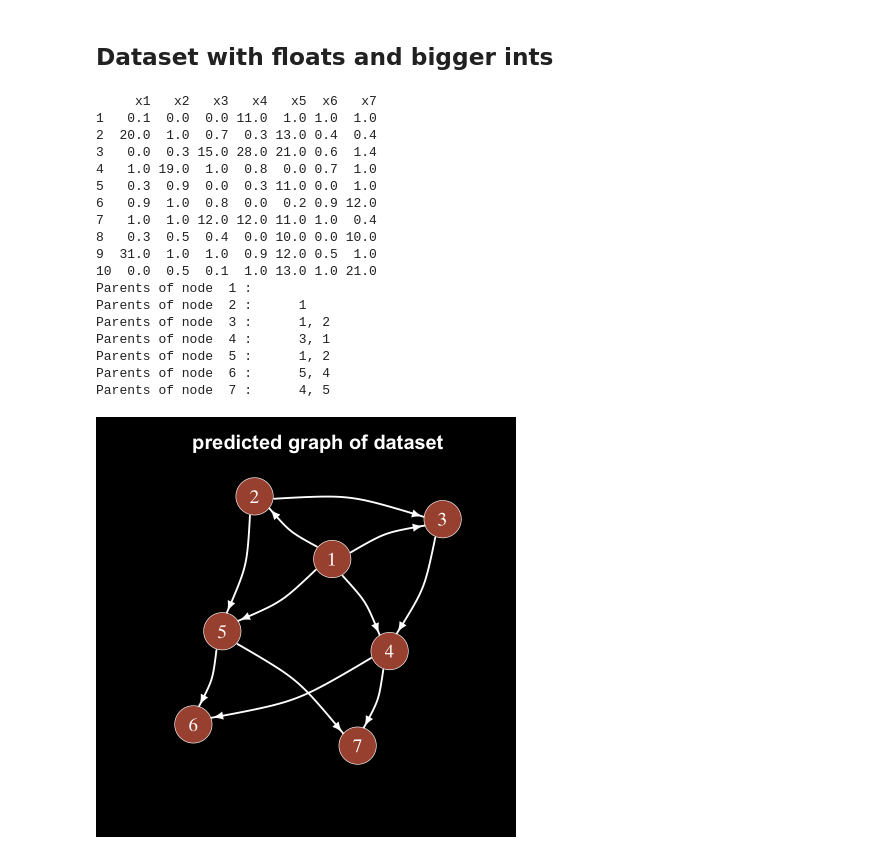
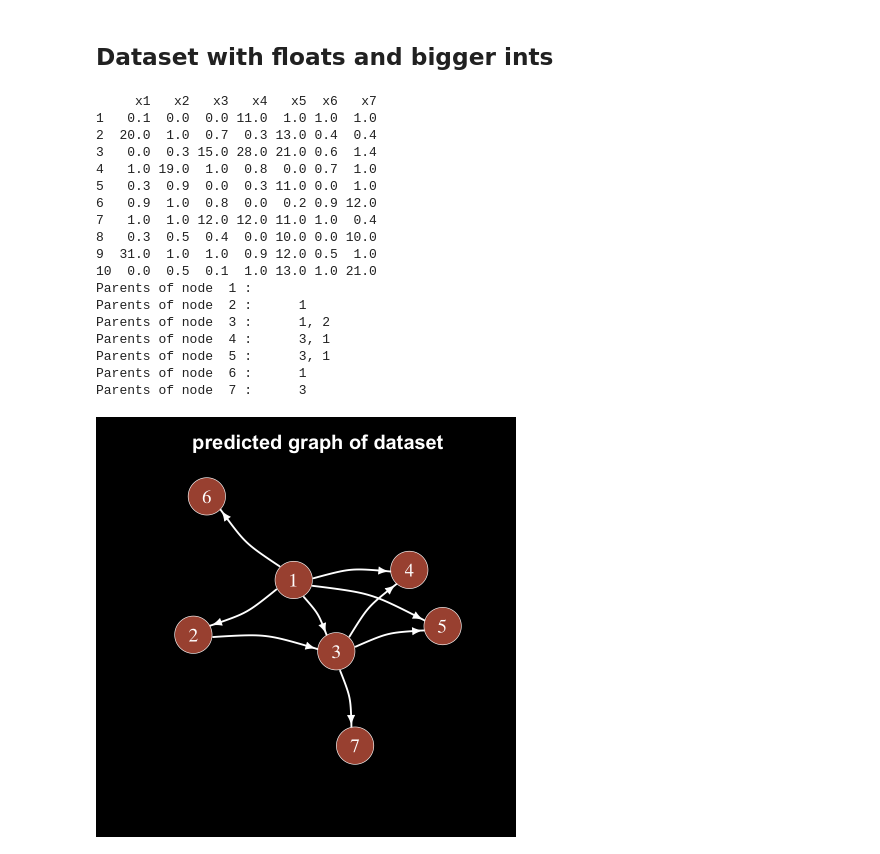
Before and after one commit to ElHuaco/Bayesian-topology, a Jupyter notebook: src/k2.ipynb, the cells around one changed output. Saved outputs shown, nothing was run; the diff lists cells and outputs as text; code cells hidden in the pictures.

```diff
--- a/src/k2.ipynb
+++ b/src/k2.ipynb
@@ -87,34 +84,34 @@ Parents of node  10 :     4, 8
 # %%
 x1 <- c(0.1,20,0,1,0.3,0.9,1,0.3,31,0)
 x2 <- c(0,1,0.3,19,0.9,1,1,0.5,1,0.5)
 x3<- c(0,0.7,15,1,0,0.8,12,0.4,1,0.1)
 x4<- c(11,0.3,28,0.8,0.3,0,12,0,0.9,1)
 x5<- c(1,13,21,0,11,0.2,11,10,12,13)
 x6<- c(1,0.4,0.6,0.7,0,0.9,1,0,0.5,1)
 x7<- c(1,0.4,1.4,1,1,12,0.4,10,1,21)
 D <- data.frame(x1, x2, x3, x4, x5, x6, x7)
 print(D)
-results <- k2(c(1,2,3,4,5,6,7), 2, D)
+results <- k2(D, 2, print_result = TRUE)
 plot_graph(results[[1]])
 # %% [output]
      x1   x2   x3   x4   x5  x6   x7
 1   0.1  0.0  0.0 11.0  1.0 1.0  1.0
 2  20.0  1.0  0.7  0.3 13.0 0.4  0.4
 3   0.0  0.3 15.0 28.0 21.0 0.6  1.4
 4   1.0 19.0  1.0  0.8  0.0 0.7  1.0
 5   0.3  0.9  0.0  0.3 11.0 0.0  1.0
 6   0.9  1.0  0.8  0.0  0.2 0.9 12.0
 7   1.0  1.0 12.0 12.0 11.0 1.0  0.4
 8   0.3  0.5  0.4  0.0 10.0 0.0 10.0
 9  31.0  1.0  1.0  0.9 12.0 0.5  1.0
 10  0.0  0.5  0.1  1.0 13.0 1.0 21.0
 Parents of node  1 :
 Parents of node  2 :      1
 Parents of node  3 :      1, 2
 Parents of node  4 :      3, 1
-Parents of node  5 :      1, 2
-Parents of node  6 :      5, 4
-Parents of node  7 :      4, 5
+Parents of node  5 :      3, 1
+Parents of node  6 :      1
+Parents of node  7 :      3
-[figure, old version]
+[figure, new version]
 # %% [markdown]
 ## Relative probabilities of network structures
```
Also changed, not shown: parts of 27 cells of this notebook, 4 other files.
